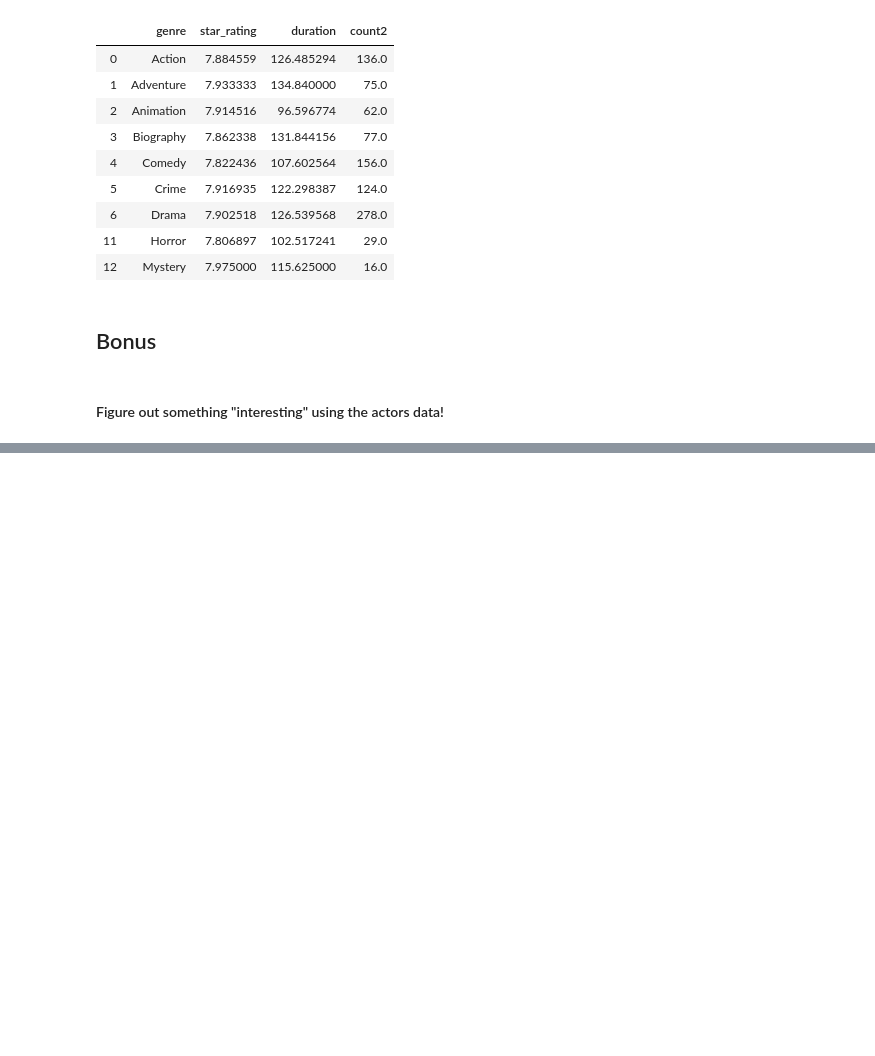
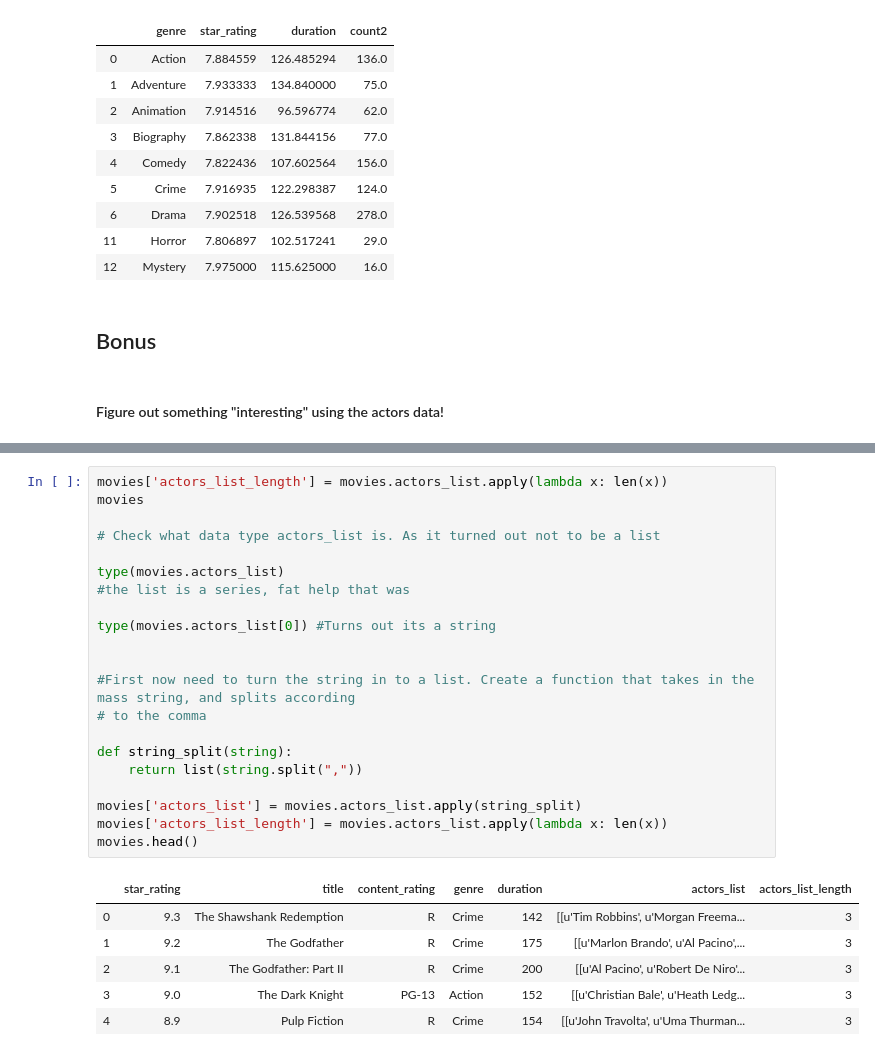
Before and after one commit to the-rahul-kumar/ga-homework-challenge-wk3, a Jupyter notebook: imdb.ipynb, the cells around one changed output, grey strips where cells are left out. Drawn from its saved outputs; the diff is of its cells as text; blank space fills up the shorter version.

```diff
--- a/imdb.ipynb
+++ b/imdb.ipynb
@@ -439,0 +419,28 @@ movies
+# %%
+movies['actors_list_length'] = movies.actors_list.apply(lambda x: len(x))
+movies
+
+# Check what data type actors_list is. As it turned out not to be a list
+
+type(movies.actors_list)
+#the list is a series, fat help that was
+
+type(movies.actors_list[0]) #Turns out its a string
+
+
+#First now need to turn the string in to a list. Create a function that takes in the mass string, and splits according
+# to the comma
+
+def string_split(string):
+    return list(string.split(","))
+
+movies['actors_list'] = movies.actors_list.apply(string_split)
+movies['actors_list_length'] = movies.actors_list.apply(lambda x: len(x))
+movies.head()
+# %% [output]
+|  | star_rating | title | content_rating | genre | duration | actors_list | actors_list_length |
+| 0 | 9.3 | The Shawshank Redemption | R | Crime | 142 | [[u'Tim Robbins', u'Morgan Freema... | 3 |
+| 1 | 9.2 | The Godfather | R | Crime | 175 | [[u'Marlon Brando', u'Al Pacino',... | 3 |
+| 2 | 9.1 | The Godfather: Part II | R | Crime | 200 | [[u'Al Pacino', u'Robert De Niro'... | 3 |
+| 3 | 9.0 | The Dark Knight | PG-13 | Action | 152 | [[u'Christian Bale', u'Heath Ledg... | 3 |
+| 4 | 8.9 | Pulp Fiction | R | Crime | 154 | [[u'John Travolta', u'Uma Thurman... | 3 |
```
Also changed, not shown: parts of 6 cells of this notebook.
